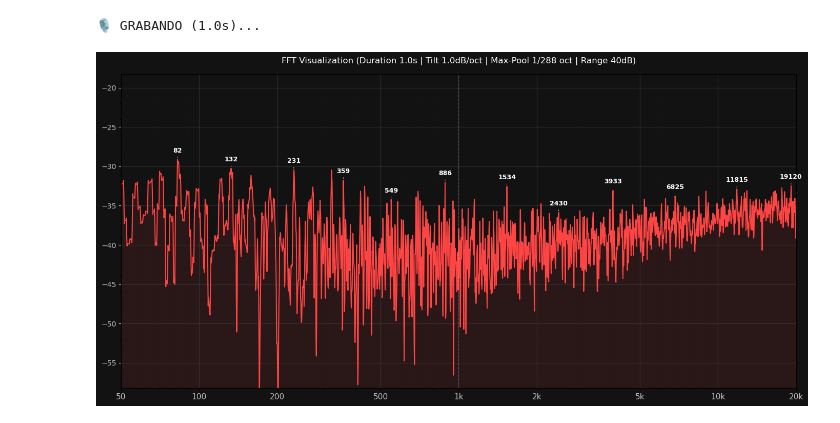
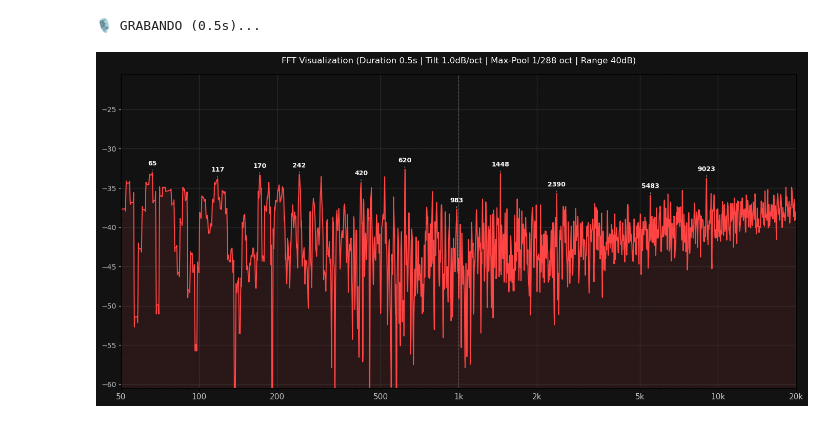
Before and after one commit to Jvnc0503/Open-Spectrum-Visualizer, a Jupyter notebook: notebook.ipynb, the cells around one changed output. Cells and saved outputs as stored; diff of their text form; code cells hidden in the pictures.

Commit message:
feat: auto fft size

```diff
--- a/notebook.ipynb
+++ b/notebook.ipynb
@@ -86,8 +86,8 @@ from matplotlib.ticker import ScalarFormatter
 
 # --- PARÁMETROS PROFESIONALES ---
 FS = 44100
-DURATION = 1.0
-FFT_SIZE = 32768
+DURATION = 0.5
+FFT_SIZE = int(DURATION * FS)
 TILT_DB = 1.0
 BANDS_PER_OCTAVE = 288
 
@@ -173,32 +173,32 @@ LIMIT_LOW = 50
 LIMIT_HIGH = 20000
 ax.set_xlim(LIMIT_LOW, LIMIT_HIGH)
 
 # Ticks ajustados para simetría visual
 ticks_major = [50, 100, 200, 500, 1000, 2000, 5000, 10000, 20000]
 ax.set_xticks(ticks_major)
 ax.get_xaxis().set_major_formatter(ScalarFormatter())
 # Etiquetas personalizadas limpias
 ax.set_xticklabels(['50', '100', '200', '500', '1k', '2k', '5k', '10k', '20k'], color='silver', fontsize=11)
 
 # Grid
 ax.grid(which='major', color='#444444', linestyle='-', linewidth=1.0, alpha=0.5)
 ax.grid(which='minor', color='#222222', linestyle=':', linewidth=0.8, alpha=0.3)
 ax.minorticks_on()
 
 # --- AJUSTE VERTICAL (ZOOM 40dB) ---
 signal_median = np.median(final_curve)
 visible_range_db = 40
 y_min = signal_median - (visible_range_db / 2)
 y_max = signal_median + (visible_range_db / 2)
 ax.set_ylim(y_min, y_max)
 ax.tick_params(axis='y', colors='silver')
 
 # Línea guía central en 1k (opcional, para verificar)
 ax.axvline(1000, color='white', linestyle='--', alpha=0.2, linewidth=1)
 
 plt.title(f"FFT Visualization (Duration {DURATION}s | Tilt {TILT_DB}dB/oct | Max-Pool 1/{BANDS_PER_OCTAVE} oct | Range {visible_range_db}dB)", color='white', pad=15)
 plt.tight_layout()
 plt.show()
 # %% [output]
-🎙️ GRABANDO (1.0s)...
+🎙️ GRABANDO (0.5s)...
-[figure, old version]
+[figure, new version]
```
